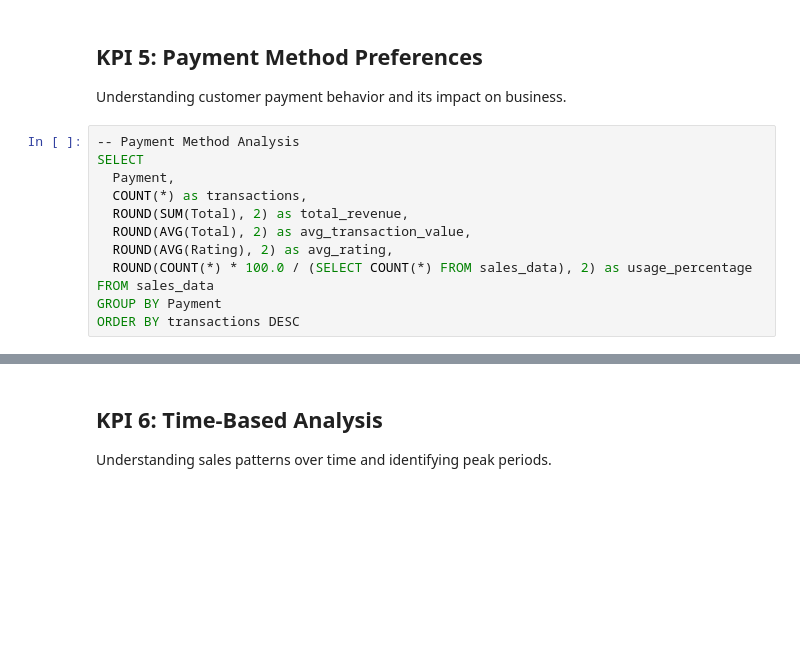
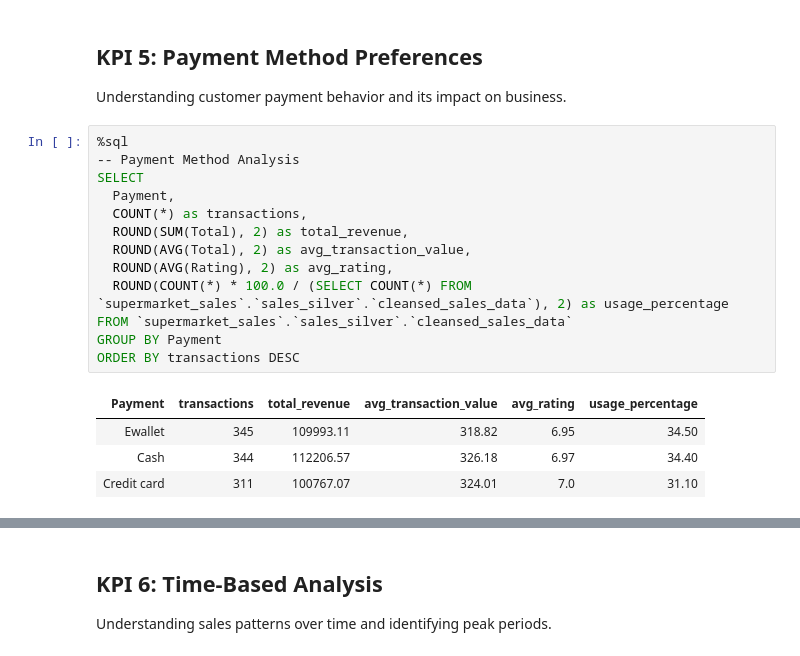
Before and after one commit to inbravo/dbxsql-feature-set, a Jupyter notebook: sql/sales/Supermarket_Sales_Analysis_v3.ipynb, the cells around one changed output, grey strips where cells are left out. Drawn from its saved outputs; the diff is of its cells as text; blank space fills up the shorter version.

```diff
--- a/sql/sales/Supermarket_Sales_Analysis_v3.ipynb
+++ b/sql/sales/Supermarket_Sales_Analysis_v3.ipynb
@@ -176,15 +220,21 @@ ORDER BY Customer_Type, revenue DESC
 
 Understanding customer payment behavior and its impact on business.
 # %%
+%sql
 -- Payment Method Analysis
 SELECT
   Payment,
   COUNT(*) as transactions,
   ROUND(SUM(Total), 2) as total_revenue,
   ROUND(AVG(Total), 2) as avg_transaction_value,
   ROUND(AVG(Rating), 2) as avg_rating,
-  ROUND(COUNT(*) * 100.0 / (SELECT COUNT(*) FROM sales_data), 2) as usage_percentage
-FROM sales_data
+  ROUND(COUNT(*) * 100.0 / (SELECT COUNT(*) FROM `supermarket_sales`.`sales_silver`.`cleansed_sales_data`), 2) as usage_percentage
+FROM `supermarket_sales`.`sales_silver`.`cleansed_sales_data`
 GROUP BY Payment
 ORDER BY transactions DESC
+# %% [output]
+| Payment | transactions | total_revenue | avg_transaction_value | avg_rating | usage_percentage |
+| Ewallet | 345 | 109993.11 | 318.82 | 6.95 | 34.50 |
+| Cash | 344 | 112206.57 | 326.18 | 6.97 | 34.40 |
+| Credit card | 311 | 100767.07 | 324.01 | 7.0 | 31.10 |
 # %%
```
Also changed, not shown: parts of 21 cells of this notebook, 1 other file.
